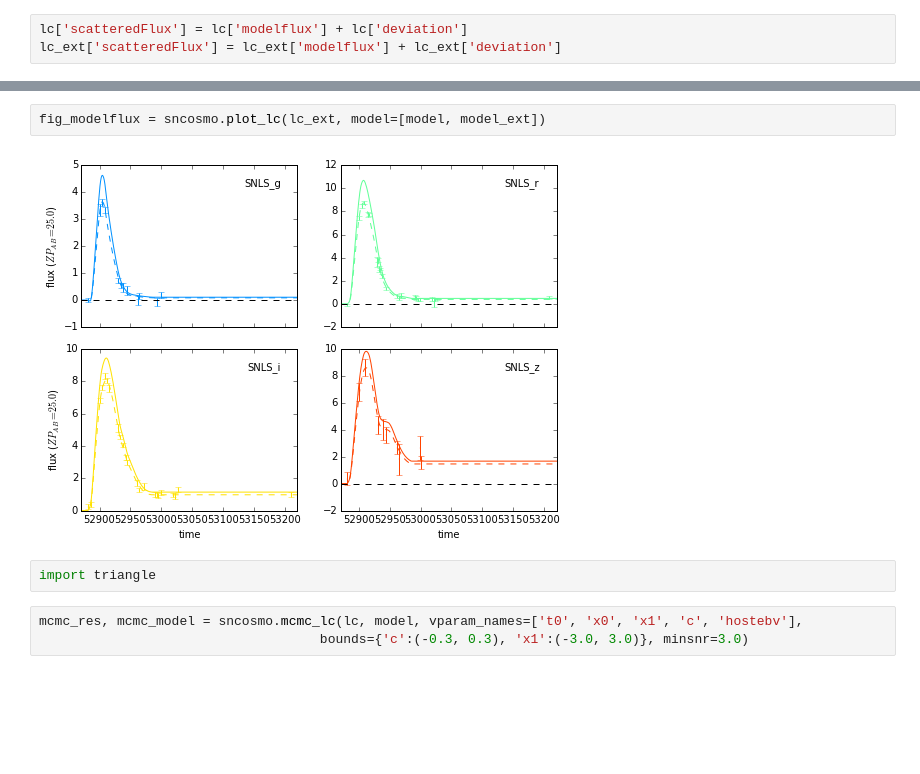
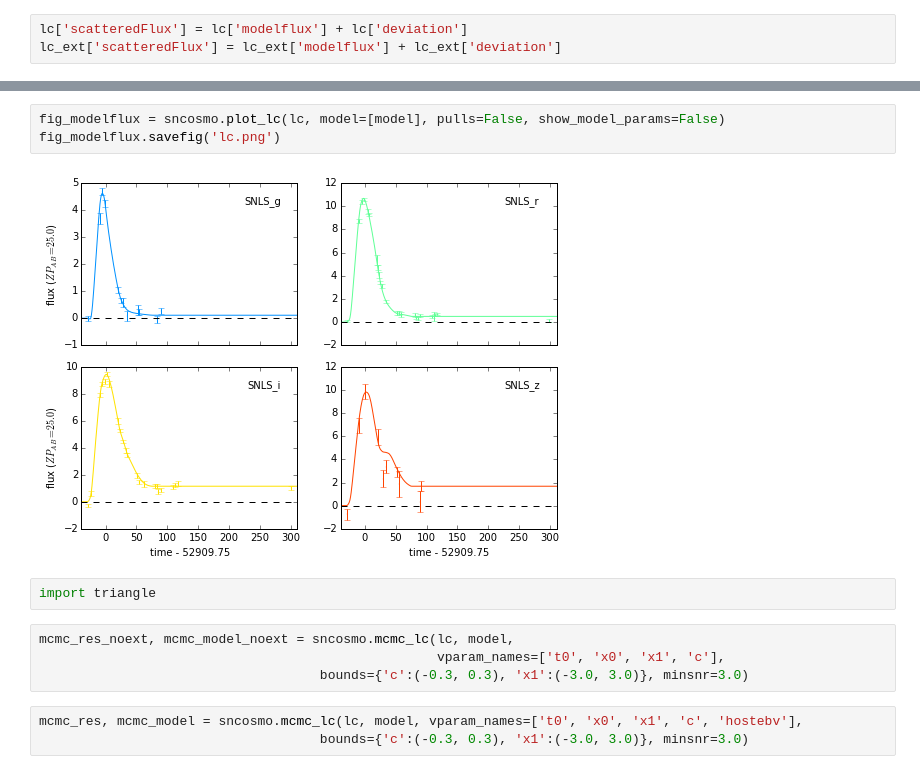
Before and after one commit to rbiswas4/sncosmo_lc_analysis, a Jupyter notebook: scripts/jla_lc.ipynb, the cells around one changed output, grey strips where cells are left out. Cells and saved outputs as stored; diff of their text form; blank space fills up the shorter version.

```diff
--- a/scripts/jla_lc.ipynb
+++ b/scripts/jla_lc.ipynb
@@ -105,9 +105,14 @@ lc[:5]
 # %%
-fig_modelflux = sncosmo.plot_lc(lc_ext, model=[model, model_ext])
+fig_modelflux = sncosmo.plot_lc(lc, model=[model], pulls=False, show_model_params=False)
+fig_modelflux.savefig('lc.png')
 # %% [output]
-[figure, old version]
+[figure, new version]
 # %%
 import triangle
+# %%
+mcmc_res_noext, mcmc_model_noext = sncosmo.mcmc_lc(lc, model,
+                                                   vparam_names=['t0', 'x0', 'x1', 'c'],
+                                    bounds={'c':(-0.3, 0.3), 'x1':(-3.0, 3.0)}, minsnr=3.0)
 # %%
 mcmc_res, mcmc_model = sncosmo.mcmc_lc(lc, model, vparam_names=['t0', 'x0', 'x1', 'c', 'hostebv'],
                                     bounds={'c':(-0.3, 0.3), 'x1':(-3.0, 3.0)}, minsnr=3.0)
```
Also changed, not shown: parts of 15 cells of this notebook.
